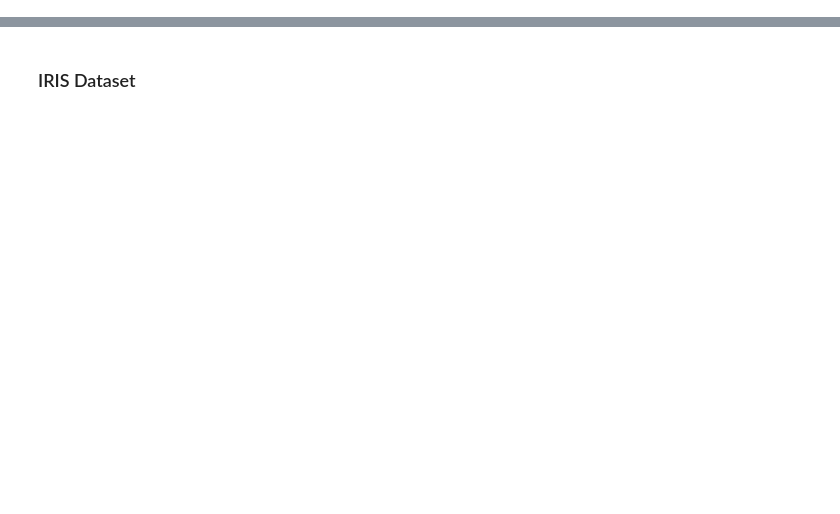
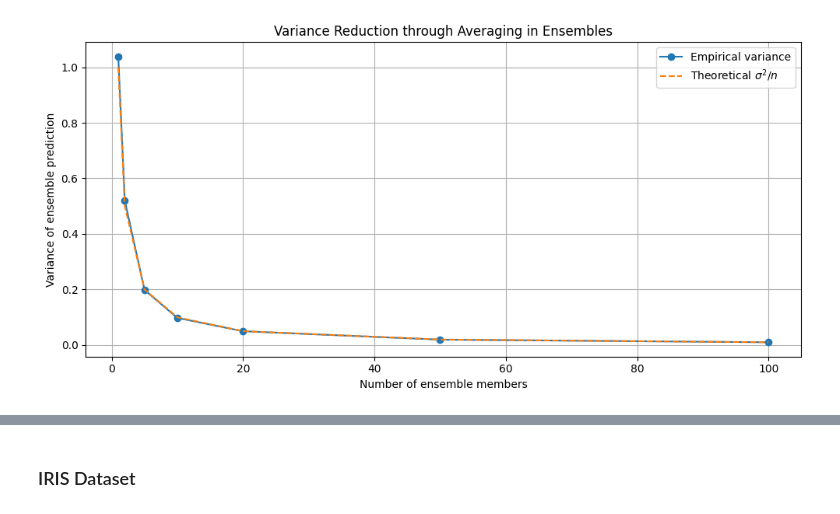
Before and after one commit to kaygun/MYZ309E, a Jupyter notebook: lectures/Lecture_09.ipynb, the cells around one changed output, grey strips where cells are left out. Saved outputs shown, nothing was run; the diff lists cells and outputs as text; code cells hidden in the pictures; blank space fills up the shorter version.

```diff
--- a/lectures/Lecture_09.ipynb
+++ b/lectures/Lecture_09.ipynb
@@ -109,0 +67,31 @@ Random Forest is one of the most widely used bagging algorithms, particularly fo
+# %%
+import numpy as np
+import matplotlib.pyplot as plt
+
+n_ensembles = [1, 2, 5, 10, 20, 50, 100]  # different ensemble sizes
+n_samples = 1000  # number of simulated ensembles
+true_value = 0.0
+sigma = 1.0  # standard deviation of individual predictor noise
+
+variances = []
+
+for n in n_ensembles:
+    # Simulate n independent noisy predictions for each ensemble
+    predictions = np.random.normal(loc=true_value, scale=sigma, size=(n_samples, n))
+    ensemble_avg = predictions.mean(axis=1)  # average over ensemble members
+    var_estimate = np.var(ensemble_avg)
+    variances.append(var_estimate)
+
+# Plot results
+plt.figure(figsize=(10, 5))
+plt.plot(n_ensembles, variances, marker='o', linestyle='-', label='Empirical variance')
+plt.plot(n_ensembles, [sigma**2 / n for n in n_ensembles], linestyle='--', label='Theoretical $\\sigma^2/n$')
+plt.xlabel("Number of ensemble members")
+plt.ylabel("Variance of ensemble prediction")
+plt.title("Variance Reduction through Averaging in Ensembles")
+plt.legend()
+plt.grid(True)
+plt.tight_layout()
+plt.show()
+# %% [output]
+[figure, added]
```
Also changed, not shown: parts of 34 cells of this notebook, 3 other files.
